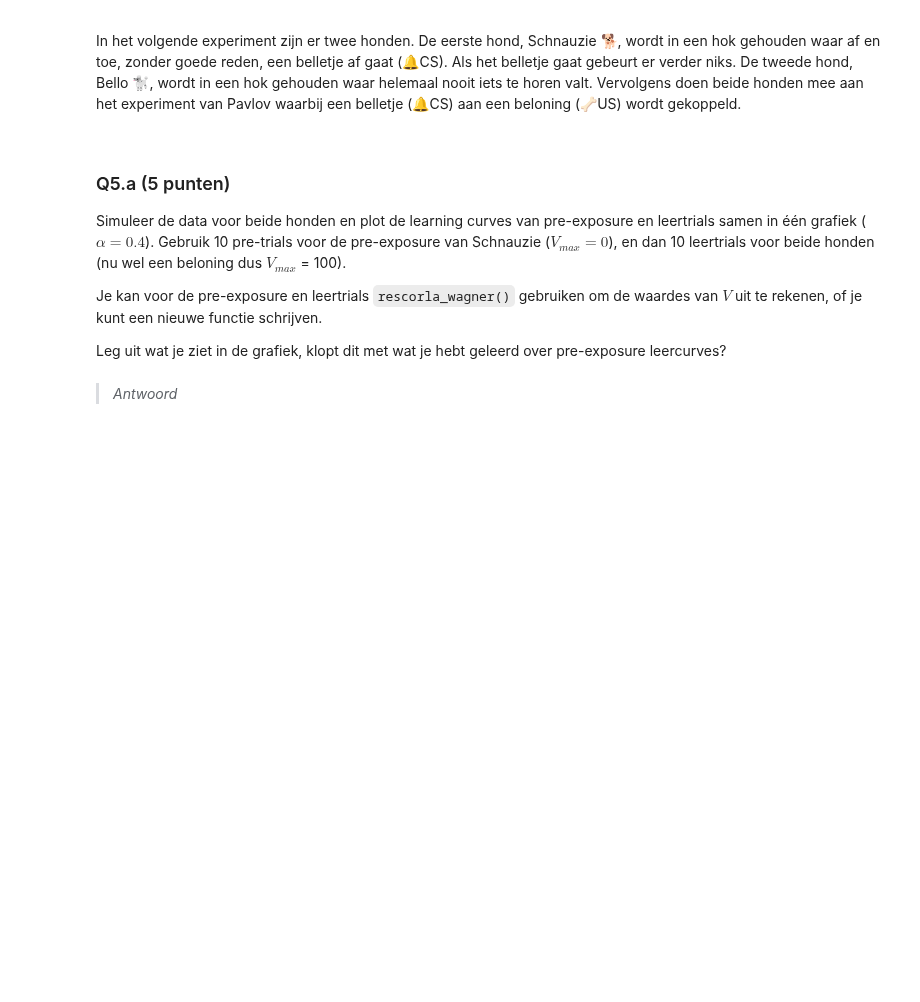
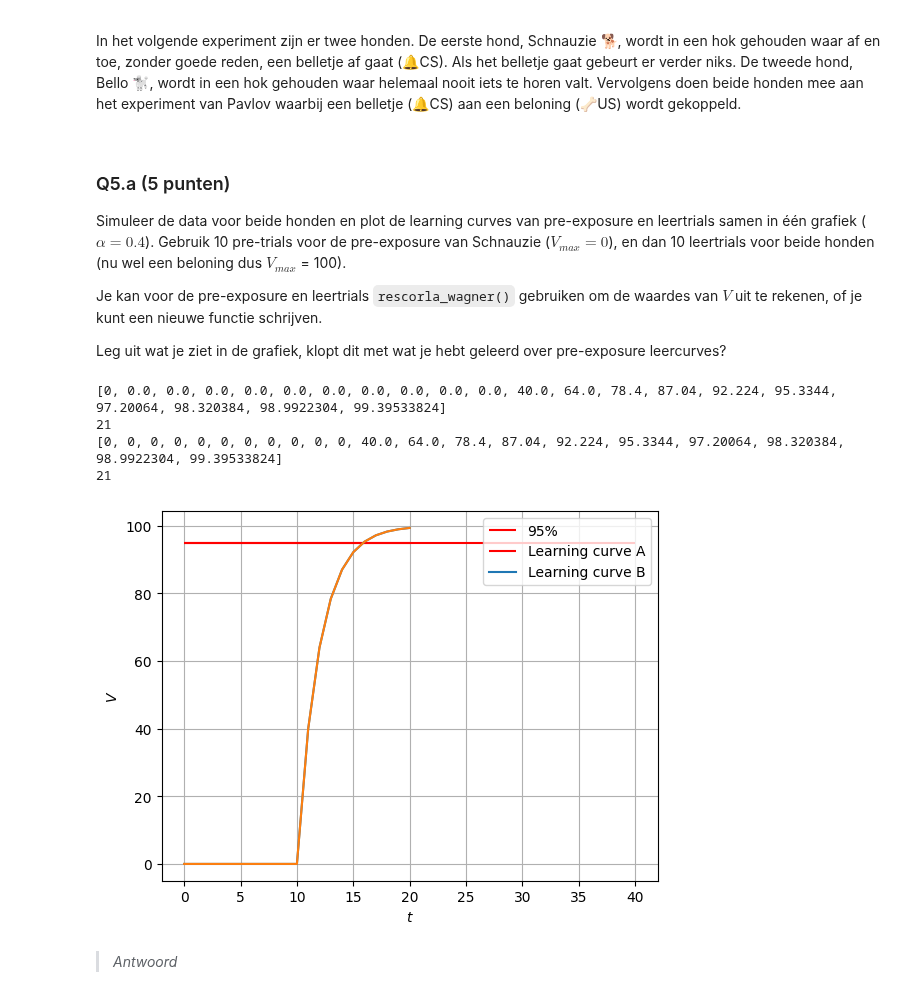
Before and after one commit to YorbenKoolhaas/cogmod, a Jupyter notebook: hw1/Assignment_1.ipynb, the cells around one changed output. Drawn from its saved outputs; the diff is of its cells as text; code cells hidden in the pictures; blank space fills up the shorter version.

```diff
--- a/hw1/Assignment_1.ipynb
+++ b/hw1/Assignment_1.ipynb
@@ -353,3 +393,40 @@ Leg uit wat je ziet in de grafiek, klopt dit met wat je hebt geleerd over pre-ex
+# %%
+# TO DO plot
+
+def rescorla_wagner_latent(alpha, v_start, v_max, trials, latent_trials, latent_v_max):
+    v_list = [v_start] # list with V_0
+    delta_list = [0] # list with delta V_0
+    for i in range(trials):
+        if i < latent_trials:
+            #3 calculate ∆V_t
+            deltav_t = alpha * (latent_v_max - v_list[-1])
+        else:
+            #3 calculate ∆V_t
+            deltav_t = alpha * (v_max - v_list[-1])
+        #4 store ∆V_t in list ∆Vs
+        delta_list.append(deltav_t)
+        #1 calculate V_t
+        v_t = v_list[-1] + delta_list[-1]
+        #2 store V_t in list Vs
+        v_list.append(v_t)
+    return (v_list, delta_list)
+
+plt.hlines(95,0,40, colors='r')
+v_list_sh, delta_list_sh = rescorla_wagner_latent(0.4, 0, 100, 20, 10, 0)
+v_list_bello_data, delta_list_bello_data = rescorla_wagner(0.4, 0, 100, 10)
+print(v_list_sh)
+print(len(v_list_sh))
+v_list_bello =  [0 for i in range(10)] + v_list_bello_data
+print(v_list_bello)
+print(len(v_list_bello))
+plt.hlines(95,0,20, colors='r')
+plot_trials( r"$t$", r"$V$", ['95%', 'Learning curve A', 'Learning curve B'], v_list_sh, v_list_bello)
+# %% [output]
+[0, 0.0, 0.0, 0.0, 0.0, 0.0, 0.0, 0.0, 0.0, 0.0, 0.0, 40.0, 64.0, 78.4, 87.04, 92.224, 95.3344, 97.20064, 98.320384, 98.9922304, 99.39533824]
+21
+[0, 0, 0, 0, 0, 0, 0, 0, 0, 0, 0, 40.0, 64.0, 78.4, 87.04, 92.224, 95.3344, 97.20064, 98.320384, 98.9922304, 99.39533824]
+21
+[figure, added]
 # %% [markdown]
 > *Antwoord*
 # %% [markdown]
```
Also changed, not shown: parts of 7 cells of this notebook.
